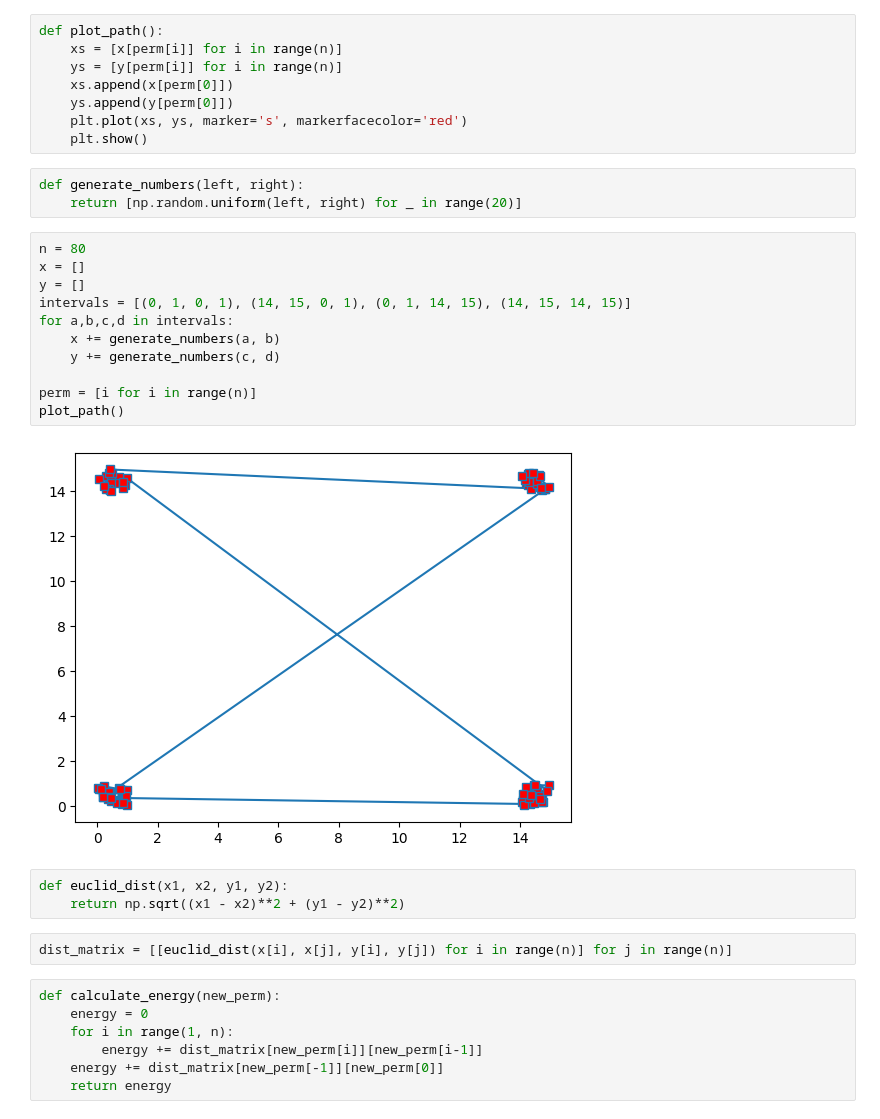
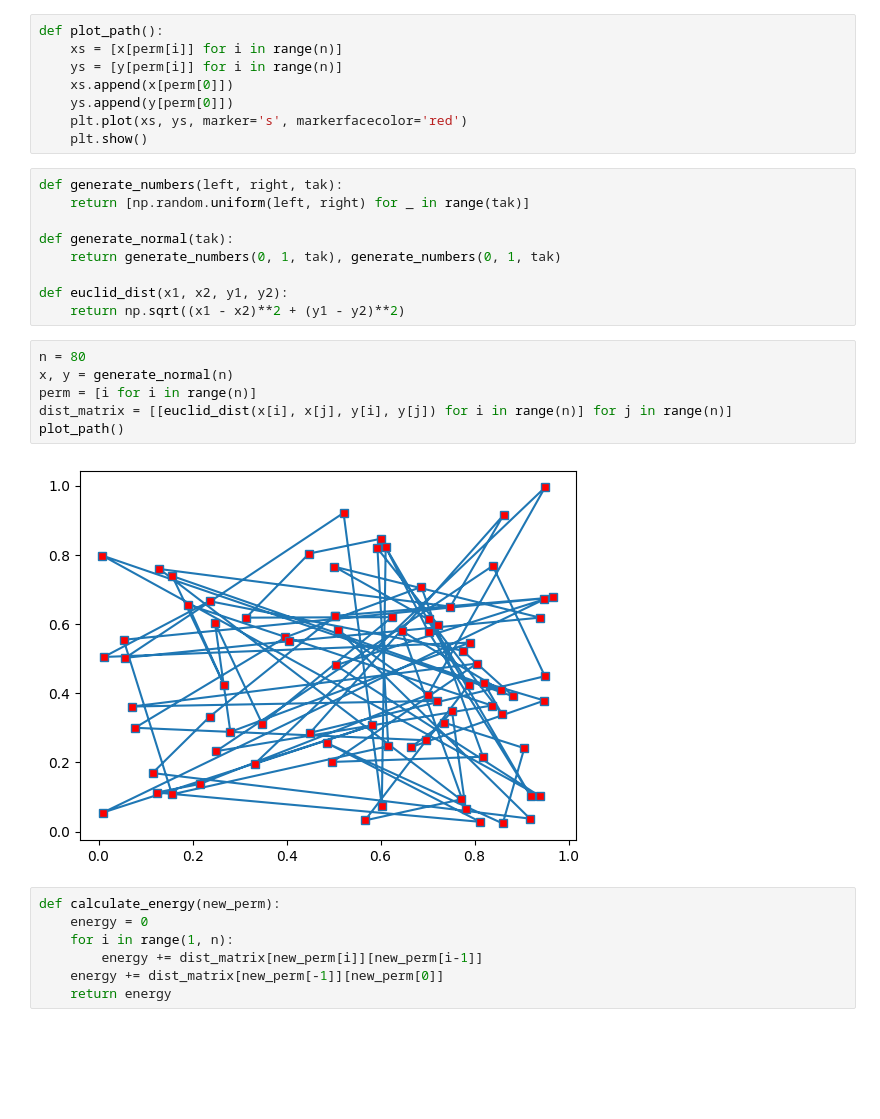
Before and after one commit to michal200292/Numericke-metody, a Jupyter notebook: lab4/zad1.ipynb, the cells around one changed output. Cells and saved outputs as stored; diff of their text form; blank space fills up the shorter version.

```diff
--- a/lab4/zad1.ipynb
+++ b/lab4/zad1.ipynb
@@ -10,26 +10,22 @@ def plot_path():
     plt.plot(xs, ys, marker='s', markerfacecolor='red')
     plt.show()
 # %%
-def generate_numbers(left, right):
-    return [np.random.uniform(left, right) for _ in range(20)]
+def generate_numbers(left, right, tak):
+    return [np.random.uniform(left, right) for _ in range(tak)]
+
+def generate_normal(tak):
+    return generate_numbers(0, 1, tak), generate_numbers(0, 1, tak)
+
+def euclid_dist(x1, x2, y1, y2):
+    return np.sqrt((x1 - x2)**2 + (y1 - y2)**2)
-# %%
-n = 80
-x = []
-y = []
-intervals = [(0, 1, 0, 1), (14, 15, 0, 1), (0, 1, 14, 15), (14, 15, 14, 15)]
-for a,b,c,d in intervals:
-    x += generate_numbers(a, b)
-    y += generate_numbers(c, d)
-
-perm = [i for i in range(n)]
-plot_path()
-# %% [output]
-[figure, removed]
-# %%
-def euclid_dist(x1, x2, y1, y2):
-    return np.sqrt((x1 - x2)**2 + (y1 - y2)**2)
 # %%
+n = 80
+x, y = generate_normal(n)
+perm = [i for i in range(n)]
 dist_matrix = [[euclid_dist(x[i], x[j], y[i], y[j]) for i in range(n)] for j in range(n)]
+plot_path()
+# %% [output]
+[figure, added]
 # %%
 def calculate_energy(new_perm):
     energy = 0
```
Also changed, not shown: parts of 6 cells of this notebook, 1 other file.
